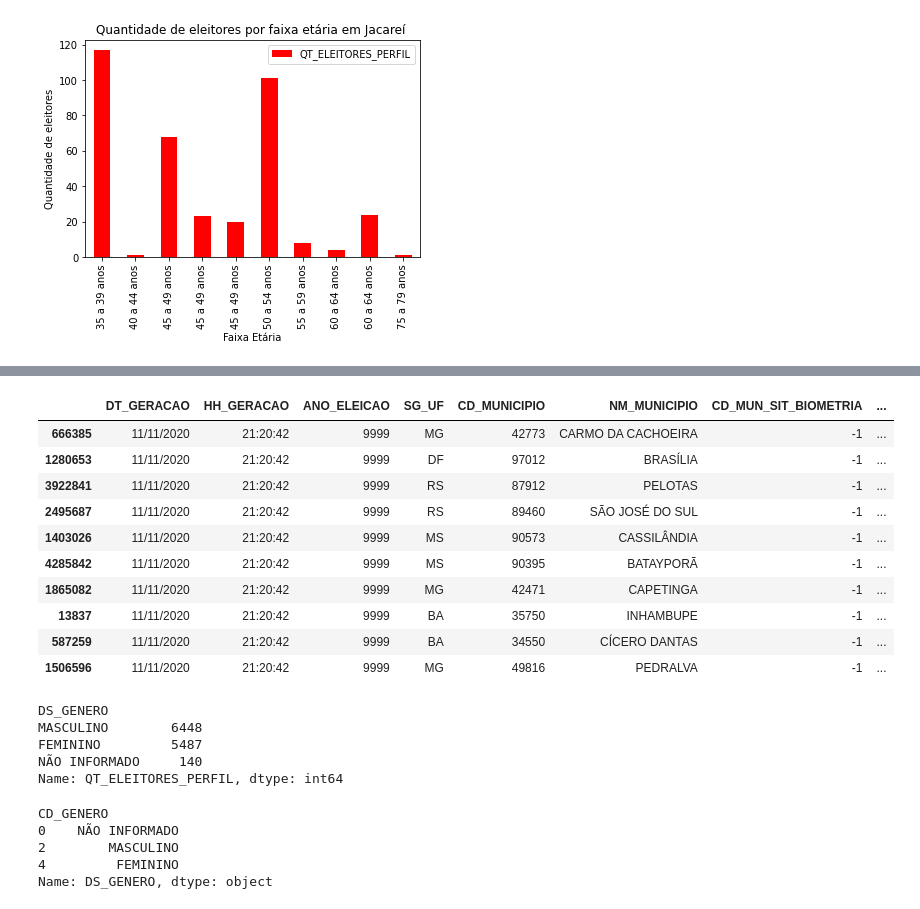
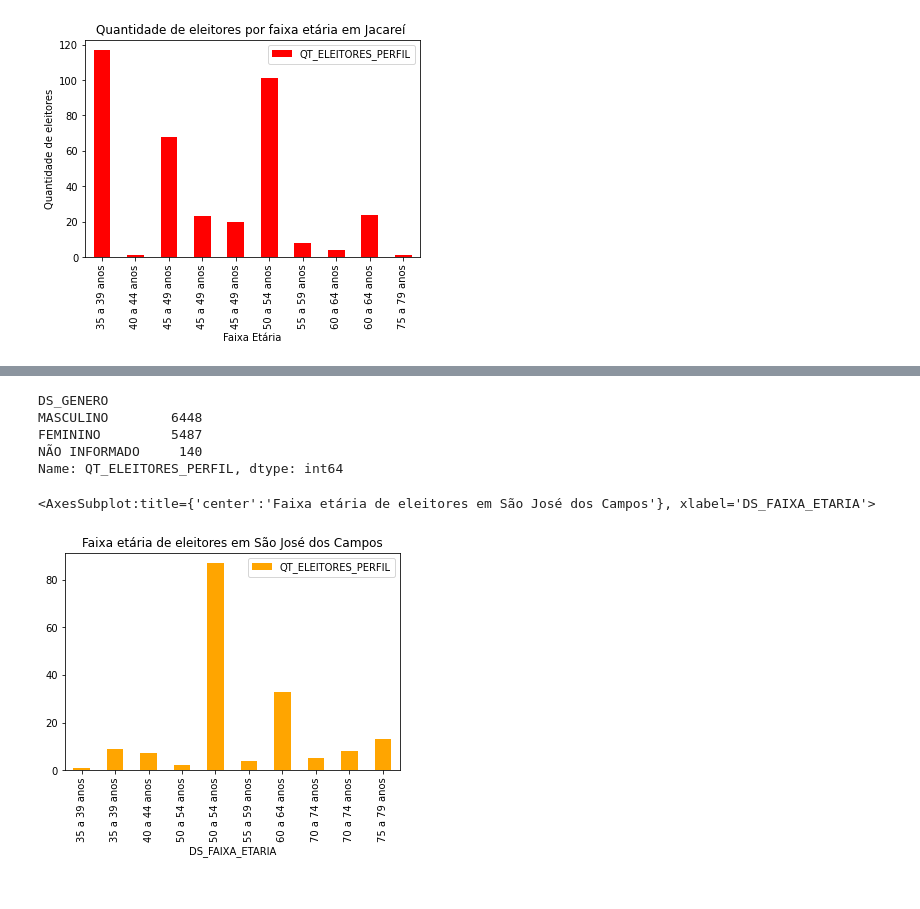
Before and after one commit to LucasACES/Analise_de_dados_publicos, a Jupyter notebook: Análise de eleitores por gênero.ipynb, the cells around one changed output, grey strips where cells are left out. Saved outputs shown, nothing was run; the diff lists cells and outputs as text; code cells hidden in the pictures.

```diff
--- a/Análise de eleitores por gênero.ipynb
+++ b/Análise de eleitores por gênero.ipynb
@@ -105,17 +77,3 @@ memory usage: 690.0+ MB
-# %%
-df.sample(10)
-# %% [output]
-|  | DT_GERACAO | HH_GERACAO | ANO_ELEICAO | SG_UF | CD_MUNICIPIO | NM_MUNICIPIO | CD_MUN_SIT_BIOMETRIA | ... |
-| 666385 | 11/11/2020 | 21:20:42 | 9999 | MG | 42773 | CARMO DA CACHOEIRA | -1 | ... |
-| 1280653 | 11/11/2020 | 21:20:42 | 9999 | DF | 97012 | BRASÍLIA | -1 | ... |
-| 3922841 | 11/11/2020 | 21:20:42 | 9999 | RS | 87912 | PELOTAS | -1 | ... |
-| 2495687 | 11/11/2020 | 21:20:42 | 9999 | RS | 89460 | SÃO JOSÉ DO SUL | -1 | ... |
-| 1403026 | 11/11/2020 | 21:20:42 | 9999 | MS | 90573 | CASSILÂNDIA | -1 | ... |
-| 4285842 | 11/11/2020 | 21:20:42 | 9999 | MS | 90395 | BATAYPORÃ | -1 | ... |
-| 1865082 | 11/11/2020 | 21:20:42 | 9999 | MG | 42471 | CAPETINGA | -1 | ... |
-| 13837 | 11/11/2020 | 21:20:42 | 9999 | BA | 35750 | INHAMBUPE | -1 | ... |
-| 587259 | 11/11/2020 | 21:20:42 | 9999 | BA | 34550 | CÍCERO DANTAS | -1 | ... |
-| 1506596 | 11/11/2020 | 21:20:42 | 9999 | MG | 49816 | PEDRALVA | -1 | ... |
 # %%
 df.groupby('DS_GENERO')['QT_ELEITORES_PERFIL'].max().sort_values(ascending=False)
 # %% [output]
@@ -124,11 +82,10 @@ MASCULINO        6448
 FEMININO         5487
 NÃO INFORMADO     140
 Name: QT_ELEITORES_PERFIL, dtype: int64
-# %%
-df.groupby('CD_GENERO')['DS_GENERO'].max()
-# %% [output]
-CD_GENERO
-0    NÃO INFORMADO
-2        MASCULINO
-4         FEMININO
-Name: DS_GENERO, dtype: object
+# %%
+sjc = df.query('NM_MUNICIPIO == "SÃO JOSÉ DOS CAMPOS"')
+sjc.tail(10).plot(kind='bar',title="Faixa etária de eleitores em São José dos Campos",
+        x= 'DS_FAIXA_ETARIA', y='QT_ELEITORES_PERFIL', color='ORANGE')
+# %% [output]
+<AxesSubplot:title={'center':'Faixa etária de eleitores em São José dos Campos'}, xlabel='DS_FAIXA_ETARIA'>
+[figure, added]
```
Also changed, not shown: parts of 8 cells of this notebook.
